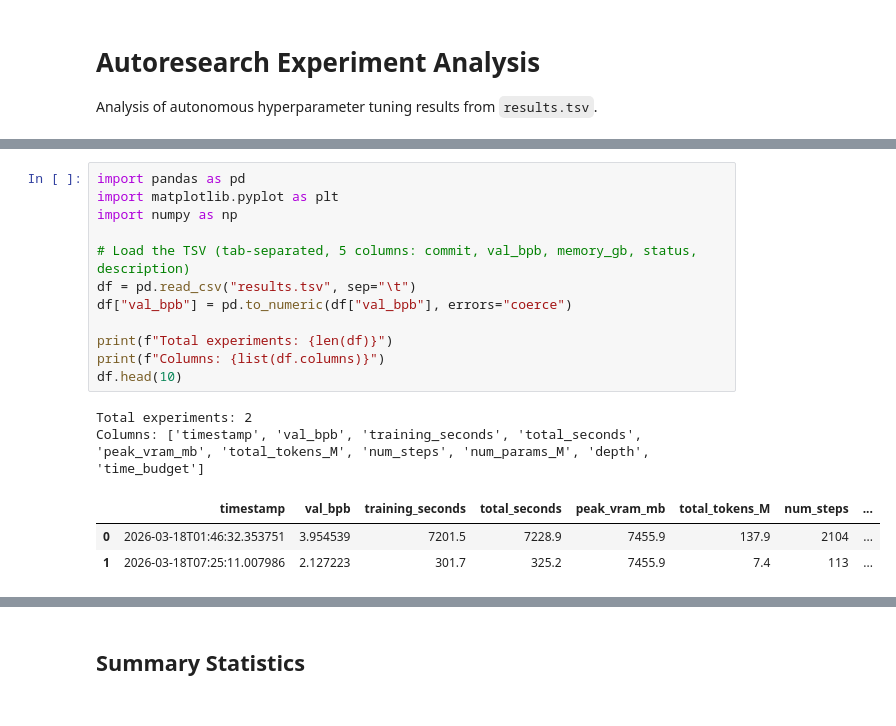
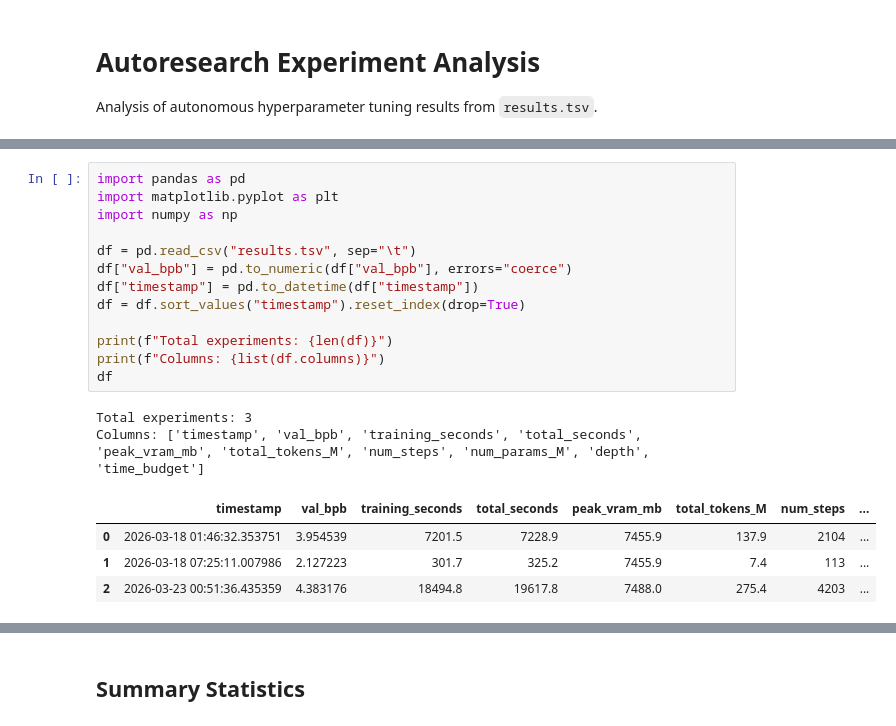
Before and after one commit to themaker00001/Auto_research, a Jupyter notebook: analysis.ipynb, the cells around one changed output, grey strips where cells are left out. Saved outputs shown, nothing was run; the diff lists cells and outputs as text.

```diff
--- a/analysis.ipynb
+++ b/analysis.ipynb
@@ -5,19 +25,21 @@ Analysis of autonomous hyperparameter tuning results from `results.tsv`.
 # %%
 import pandas as pd
 import matplotlib.pyplot as plt
 import numpy as np
 
-# Load the TSV (tab-separated, 5 columns: commit, val_bpb, memory_gb, status, description)
 df = pd.read_csv("results.tsv", sep="\t")
 df["val_bpb"] = pd.to_numeric(df["val_bpb"], errors="coerce")
+df["timestamp"] = pd.to_datetime(df["timestamp"])
+df = df.sort_values("timestamp").reset_index(drop=True)
 
 print(f"Total experiments: {len(df)}")
 print(f"Columns: {list(df.columns)}")
-df.head(10)
+df
 # %% [output]
-Total experiments: 2
+Total experiments: 3
 Columns: ['timestamp', 'val_bpb', 'training_seconds', 'total_seconds', 'peak_vram_mb', 'total_tokens_M', 'num_steps', 'num_params_M', 'depth', 'time_budget']
 |  | timestamp | val_bpb | training_seconds | total_seconds | peak_vram_mb | total_tokens_M | num_steps | ... |
-| 0 | 2026-03-18T01:46:32.353751 | 3.954539 | 7201.5 | 7228.9 | 7455.9 | 137.9 | 2104 | ... |
-| 1 | 2026-03-18T07:25:11.007986 | 2.127223 | 301.7 | 325.2 | 7455.9 | 7.4 | 113 | ... |
+| 0 | 2026-03-18 01:46:32.353751 | 3.954539 | 7201.5 | 7228.9 | 7455.9 | 137.9 | 2104 | ... |
+| 1 | 2026-03-18 07:25:11.007986 | 2.127223 | 301.7 | 325.2 | 7455.9 | 7.4 | 113 | ... |
+| 2 | 2026-03-23 00:51:36.435359 | 4.383176 | 18494.8 | 19617.8 | 7488.0 | 275.4 | 4203 | ... |
 # %%
```
Also changed, not shown: parts of 8 cells of this notebook, 1 other file.
